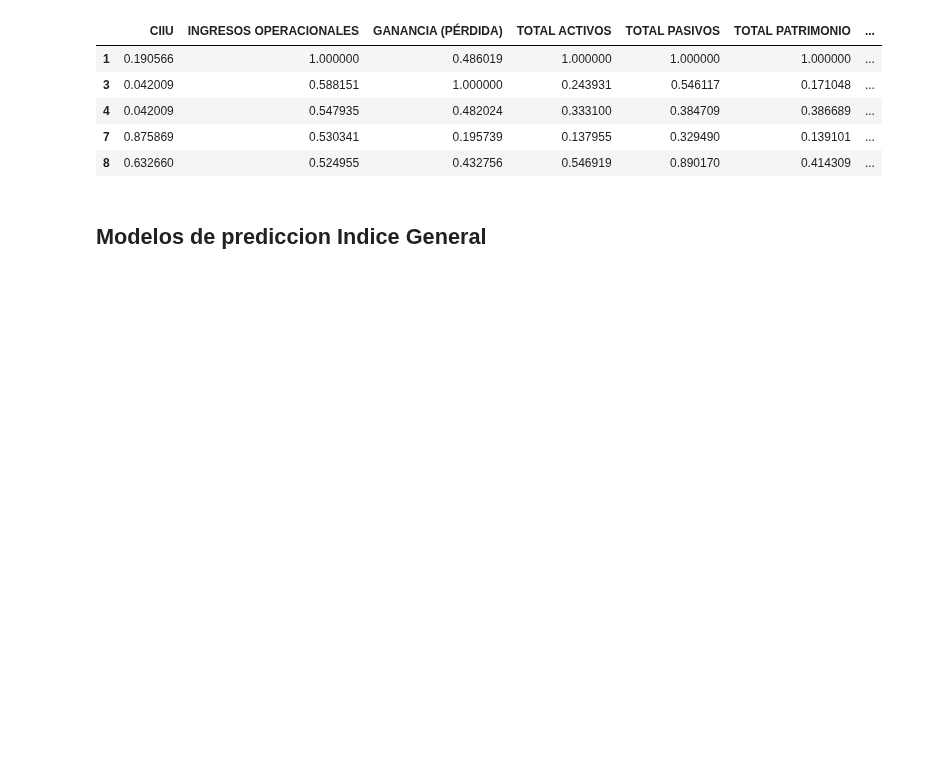
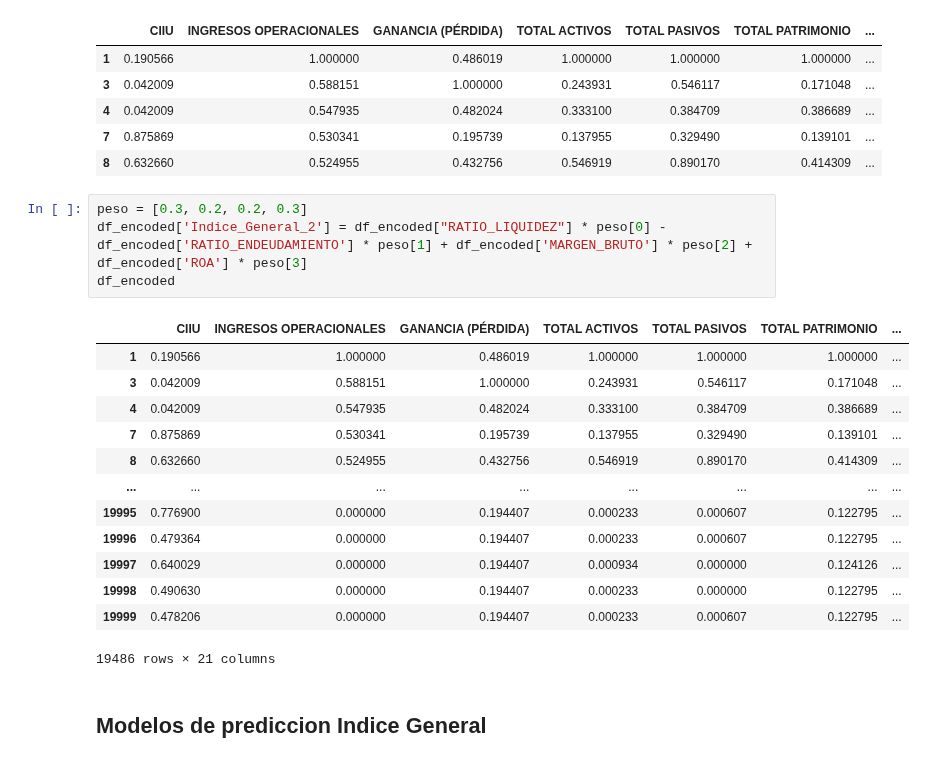
Before and after one commit to CesarMaldonado14/Proyecto-3-IA, a Jupyter notebook: Project_Notebook.ipynb, the cells around one changed output. Saved outputs shown, nothing was run; the diff lists cells and outputs as text; blank space fills up the shorter version.

Commit message:
Comparacion entre indices generales, estandarizado y no estandarizado

```diff
--- a/Project_Notebook.ipynb
+++ b/Project_Notebook.ipynb
@@ -365,6 +365,24 @@ Processing column Indice_General ....
 | 4 | 0.042009 | 0.547935 | 0.482024 | 0.333100 | 0.384709 | 0.386689 | ... |
 | 7 | 0.875869 | 0.530341 | 0.195739 | 0.137955 | 0.329490 | 0.139101 | ... |
 | 8 | 0.632660 | 0.524955 | 0.432756 | 0.546919 | 0.890170 | 0.414309 | ... |
+# %%
+peso = [0.3, 0.2, 0.2, 0.3]
+df_encoded['Indice_General_2'] = df_encoded["RATIO_LIQUIDEZ"] * peso[0] - df_encoded['RATIO_ENDEUDAMIENTO'] * peso[1] + df_encoded['MARGEN_BRUTO'] * peso[2] + df_encoded['ROA'] * peso[3]
+df_encoded
+# %% [output]
+|  | CIIU | INGRESOS OPERACIONALES | GANANCIA (PÉRDIDA) | TOTAL ACTIVOS | TOTAL PASIVOS | TOTAL PATRIMONIO | ... |
+| 1 | 0.190566 | 1.000000 | 0.486019 | 1.000000 | 1.000000 | 1.000000 | ... |
+| 3 | 0.042009 | 0.588151 | 1.000000 | 0.243931 | 0.546117 | 0.171048 | ... |
+| 4 | 0.042009 | 0.547935 | 0.482024 | 0.333100 | 0.384709 | 0.386689 | ... |
+| 7 | 0.875869 | 0.530341 | 0.195739 | 0.137955 | 0.329490 | 0.139101 | ... |
+| 8 | 0.632660 | 0.524955 | 0.432756 | 0.546919 | 0.890170 | 0.414309 | ... |
+| ... | ... | ... | ... | ... | ... | ... | ... |
+| 19995 | 0.776900 | 0.000000 | 0.194407 | 0.000233 | 0.000607 | 0.122795 | ... |
+| 19996 | 0.479364 | 0.000000 | 0.194407 | 0.000233 | 0.000607 | 0.122795 | ... |
+| 19997 | 0.640029 | 0.000000 | 0.194407 | 0.000934 | 0.000000 | 0.124126 | ... |
+| 19998 | 0.490630 | 0.000000 | 0.194407 | 0.000233 | 0.000000 | 0.122795 | ... |
+| 19999 | 0.478206 | 0.000000 | 0.194407 | 0.000233 | 0.000607 | 0.122795 | ... |
+19486 rows × 21 columns
 # %% [markdown]
 ## Modelos de prediccion Indice General
 # %% [markdown]
```
